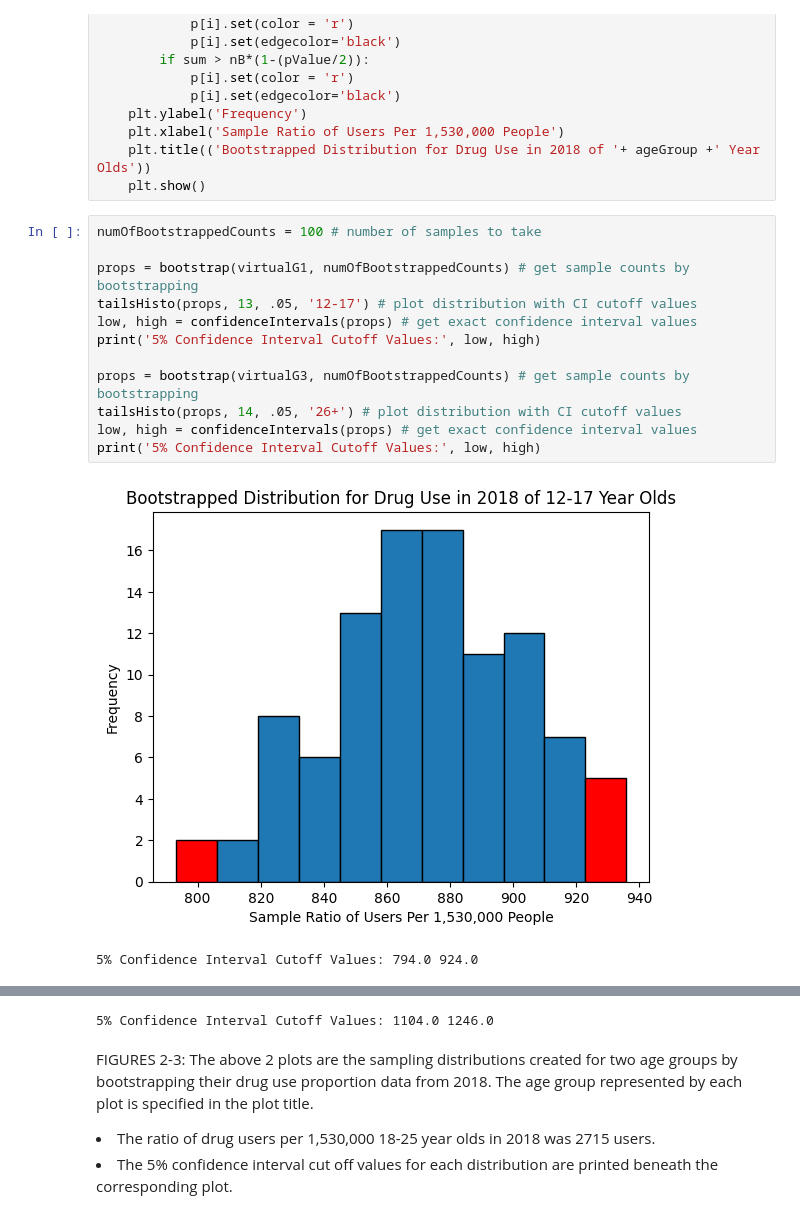
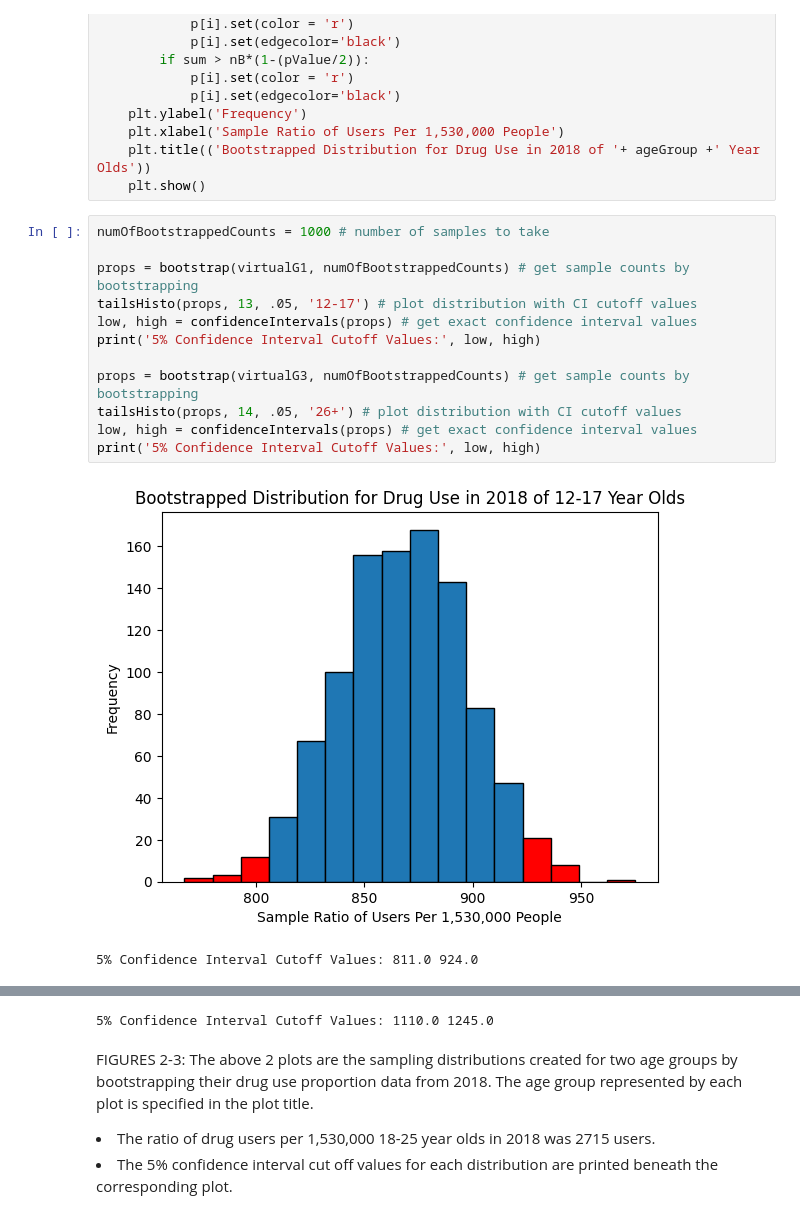
Before and after one commit to catherinealeal/DrugRiskAnalysis, a Jupyter notebook: DataScienceProject.ipynb, the cells around one changed output, grey strips where cells are left out. Drawn from its saved outputs; the diff is of its cells as text.

```diff
--- a/DataScienceProject.ipynb
+++ b/DataScienceProject.ipynb
@@ -333,17 +333,17 @@ def tailsHisto(d1, binWidth, pValue, ageGroup): # function to graph bootstrapped
     plt.title(('Bootstrapped Distribution for Drug Use in 2018 of '+ ageGroup +' Year Olds'))
     plt.show()
 # %%
-numOfBootstrappedCounts = 100 # number of samples to take
+numOfBootstrappedCounts = 1000 # number of samples to take
 
 props = bootstrap(virtualG1, numOfBootstrappedCounts) # get sample counts by bootstrapping
 tailsHisto(props, 13, .05, '12-17') # plot distribution with CI cutoff values
 low, high = confidenceIntervals(props) # get exact confidence interval values
 print('5% Confidence Interval Cutoff Values:', low, high)
 
 props = bootstrap(virtualG3, numOfBootstrappedCounts) # get sample counts by bootstrapping
 tailsHisto(props, 14, .05, '26+') # plot distribution with CI cutoff values
 low, high = confidenceIntervals(props) # get exact confidence interval values
 print('5% Confidence Interval Cutoff Values:', low, high)
 # %% [output]
-[figure, old version]
+[figure, new version]
-5% Confidence Interval Cutoff Values: 794.0 924.0
+5% Confidence Interval Cutoff Values: 811.0 924.0
@@ -351,4 +351,4 @@ print('5% Confidence Interval Cutoff Values:', low, high)
-5% Confidence Interval Cutoff Values: 1104.0 1246.0
+5% Confidence Interval Cutoff Values: 1110.0 1245.0
 # %% [markdown]
 FIGURES 2-3: The above 2 plots are the sampling distributions created for two age groups by bootstrapping their drug use proportion data from 2018. The age group represented by each plot is specified in the plot title.
 <li> The ratio of drug users per 1,530,000 18-25 year olds in 2018 was 2715 users.
```
Also changed, not shown: parts of 12 cells of this notebook.
